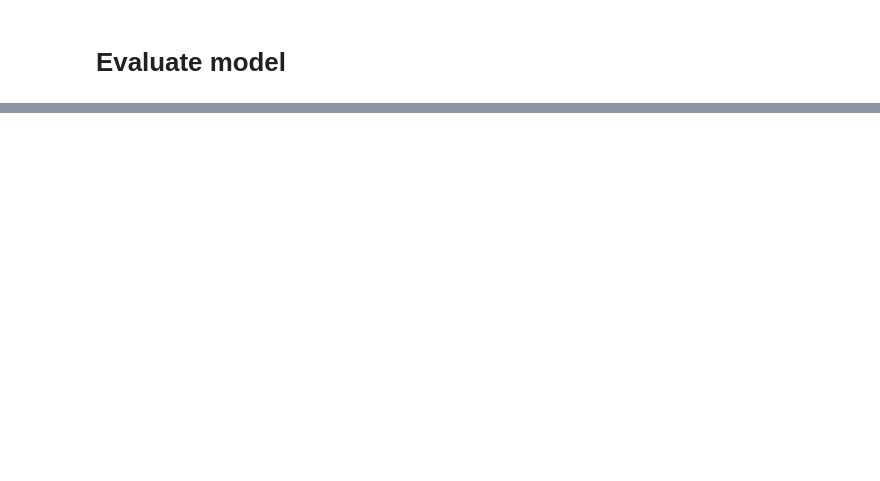
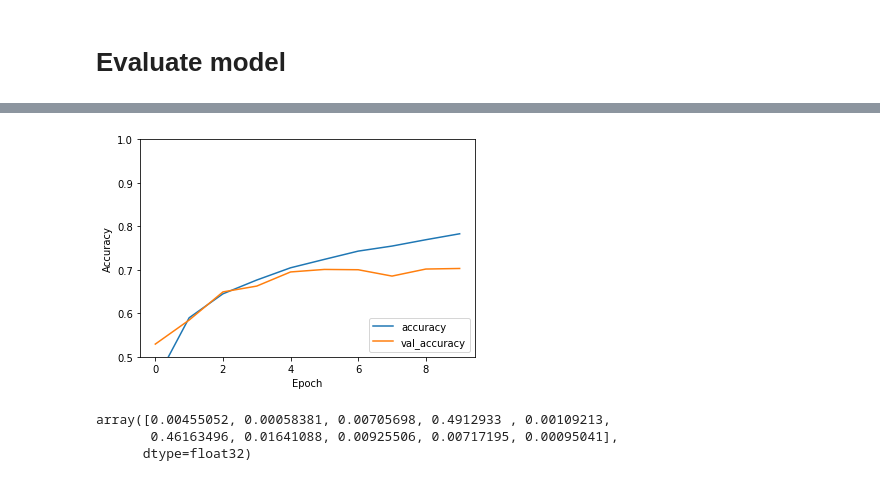
Before and after one commit to mbuccoli/creativepc2019, a Jupyter notebook: Labs/Lab6_Deep_Learning_Part_1/Introduction to Keras and Tensorflow/Introduction to Keras - Convolutional Neural Network (CNN).ipynb, the cells around one changed output, grey strips where cells are left out. Saved outputs shown, nothing was run; the diff lists cells and outputs as text; code cells hidden in the pictures; blank space fills up the shorter version.

```diff
--- a/Labs/Lab6_Deep_Learning_Part_1/Introduction to Keras and Tensorflow/Introduction to Keras - Convolutional Neural Network (CNN).ipynb
+++ b/Labs/Lab6_Deep_Learning_Part_1/Introduction to Keras and Tensorflow/Introduction to Keras - Convolutional Neural Network (CNN).ipynb
@@ -33,5 +58,12 @@ class_names = ['airplane', 'automobile', 'bird', 'cat', 'deer',
 We will define a model based on a stack of Conv2D and MaxPooling2D layers
 
 CNN takes as input a tensor of shape (img_height, img_width, color_channels), ignoring batch_size
+# %%
+model = models.Sequential()
+model.add(layers.Conv2D(32, (3, 3), activation='relu', input_shape=(img_width, img_height, img_channels )))
+model.add(layers.MaxPooling2D((2, 2)))
+model.add(layers.Conv2D(64, (3, 3), activation='relu'))
+model.add(layers.MaxPooling2D((2, 2)))
+model.add(layers.Conv2D(64, (3, 3), activation='relu'))
 # %%
 # Let's show architecture
@@ -39,5 +91,9 @@ CNN takes as input a tensor of shape (img_height, img_width, color_channels), ig
 # Add Dense layers
 
 we will feed our last output tensor to a series of Dense layers, in order to provide us a suitable output for classification
+# %%
+model.add(layers.Flatten())
+model.add(layers.Dense(64, activation='relu'))
+model.add(layers.Dense(10, activation='softmax'))
 # %%
 # Complete model architecture
@@ -44,6 +119,13 @@ we will feed our last output tensor to a series of Dense layers, in order to pro
 # %% [markdown]
 # Compile the model
+# %%
+model.compile(optimizer='adam',
+              loss='sparse_categorical_crossentropy',
+              metrics=['accuracy'])
 # %% [markdown]
 # Train
 
 history is returned by the fit model
+# %%
+history = model.fit(train_images, train_labels, epochs=10,
+                    validation_data=(test_images, test_labels))
@@ -50,2 +150,12 @@ history is returned by the fit model
 # %% [markdown]
 # Evaluate model
+# %%
+plt.plot(history.history['acc'], label='accuracy')
+plt.plot(history.history['val_acc'], label = 'val_accuracy')
+plt.xlabel('Epoch')
+plt.ylabel('Accuracy')
+plt.ylim([0.5, 1])
+plt.legend(loc='lower right')
+
+test_loss, test_acc = model.evaluate(test_images,  test_labels, verbose=2)
+# %% [output]
@@ -52,3 +163,11 @@ history is returned by the fit model
+[figure, added]
+# %%
+predictions = model.predict(test_images)
+predictions[0]
+# %% [output]
+array([0.00455052, 0.00058381, 0.00705698, 0.4912933 , 0.00109213,
+       0.46163496, 0.01641088, 0.00925506, 0.00717195, 0.00095041],
+      dtype=float32)
 # %%
 def plot_image(i, predictions_array, true_label, img):
     predictions_array, true_label, img = predictions_array, true_label[i], img[i]
```
Also changed, not shown: parts of 11 cells of this notebook, 3 other files.
